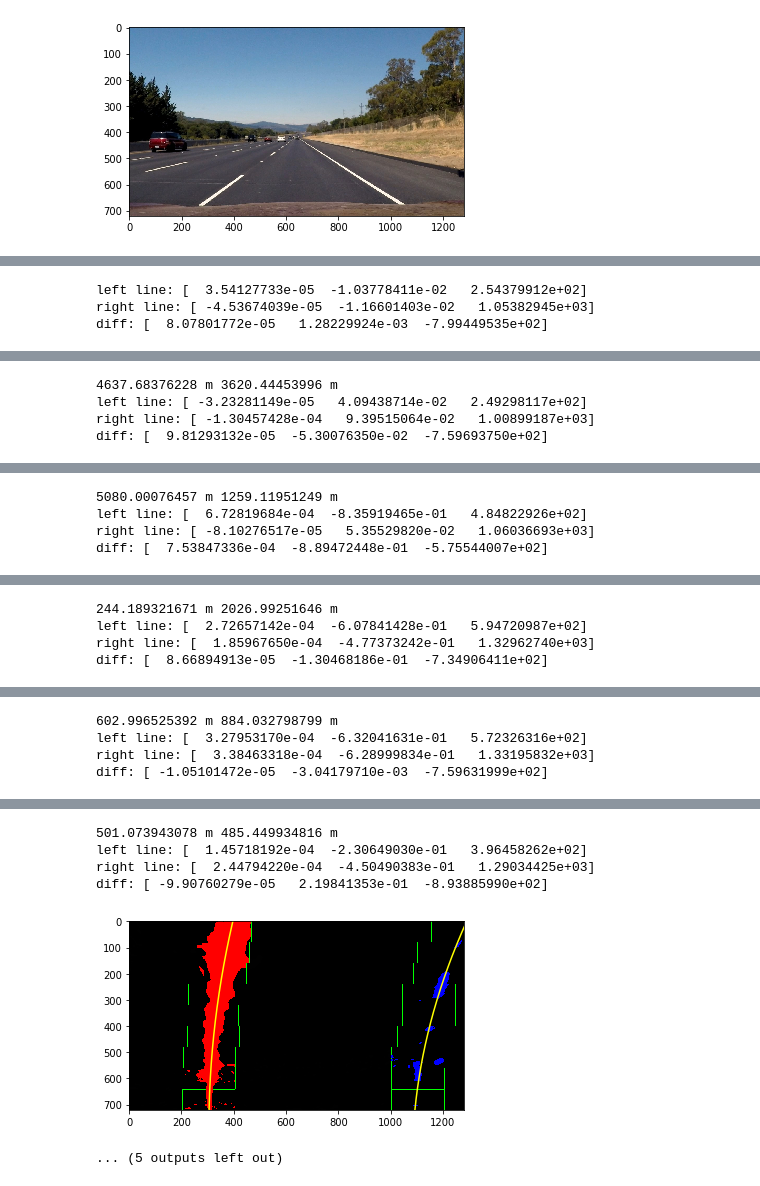
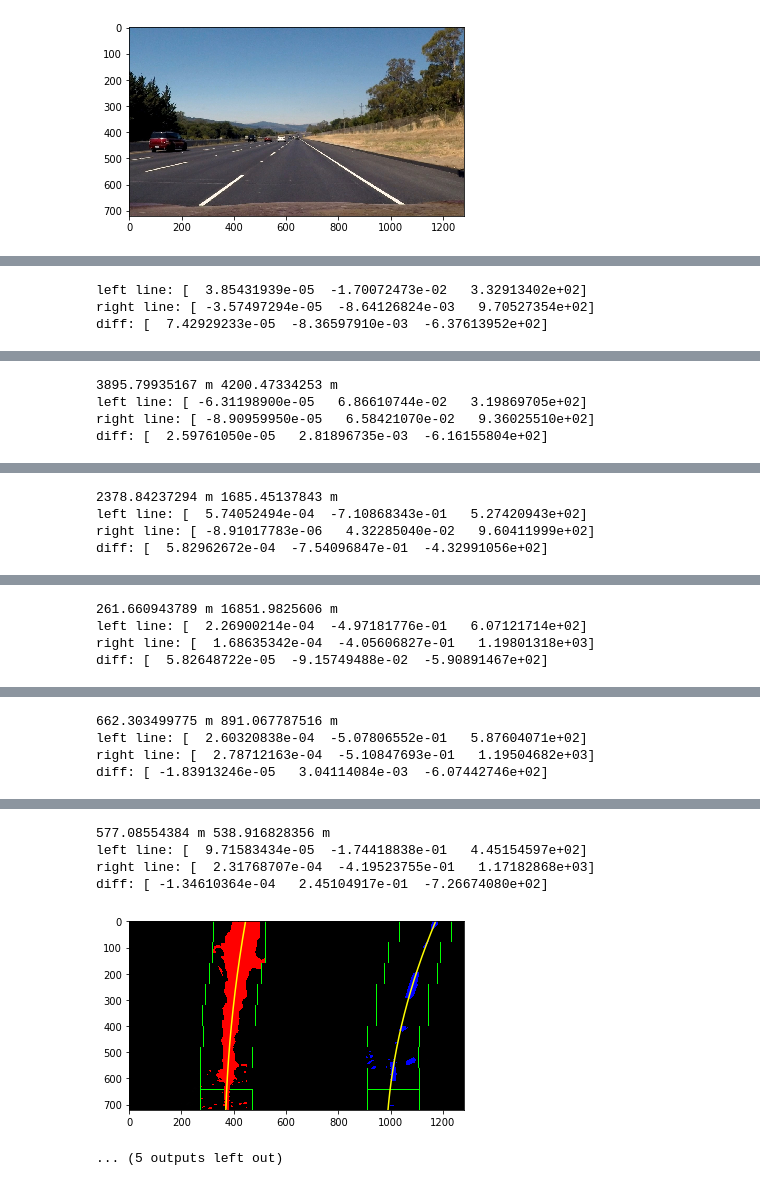
Before and after one commit to bespoke-code/CarND-P4-Advanced-Lane-Finding, a Jupyter notebook: filters.ipynb, the cells around one changed output, grey strips where cells are left out. Saved outputs shown, nothing was run; the diff lists cells and outputs as text; code cells hidden in the pictures.

```diff
--- a/filters.ipynb
+++ b/filters.ipynb
@@ -390,10 +349,10 @@ for ind in np.arange(0, len(X_images)):
 def pipeline(image):
     image = cv2.undistort(image, np.array(camera_matrix), np.array(dist_coeffs), None, np.array(camera_matrix))
     image = warp_image(image, warp_matrix)
+
     color_mask = cv2.add(yellow_lines_RGB(image), white_lines_RGB(image))
     color_mask[color_mask>0] = 255
-    #color_mask = np.array(color_mask, dtype=np.int8)
-    #showGrayImage(color_mask, 'Color mask')
+
     sobel_mask = cv2.add(
         find_laneLines_sobel(
             cv2.blur(image, (9,9)), ksize=3,
@@ -409,18 +368,17 @@ def pipeline(image):
             )
     )
     sobel_mask[sobel_mask>0] = 255
-
-    kernel = np.ones((5,5),np.uint8)
+    # Eliminate noise
+    kernel = np.ones((3,3),np.uint8)
     sobel_mask = cv2.erode(sobel_mask,kernel,iterations = 1)
     sobel_mask = cv2.morphologyEx(sobel_mask, cv2.MORPH_OPEN, kernel)
-    #sobel_mask = np.array(sobel_mask, dtype=np.int8)
-    #showGrayImage(sobel_mask, 'Sobel mask')
+
     hls_mask = hls_select(cv2.blur(image, (9,9)), thresh=(115, 255))
     hls_mask[hls_mask>0] = 255
-    #hls_mask = np.array(hls_mask, dtype=np.int8)
-    #showGrayImage(hls_mask, 'HLS_mask')
     return np.dstack((color_mask, hls_mask, sobel_mask))*255
 
+
+#######################################################################
 # Testing the pipeline
 for ind in np.arange(0, len(test_images_paths)):
     result = pipeline(X_images[ind])
@@ -439,11 +388,10 @@ for ind in np.arange(0, len(test_images_paths)):
 # %%
-# Finding the lines
-
+# Find the lines
 def mask(image):
     image = cv2.undistort(image, np.array(camera_matrix), np.array(dist_coeffs), None, np.array(camera_matrix))
     image = warp_image(image, warp_matrix)
     color_mask = cv2.add(yellow_lines_RGB(image), white_lines_RGB(image))
-    color_mask[color_mask>0] = 255
+    color_mask[color_mask > 0] = 255
     #color_mask = np.array(color_mask, dtype=np.int8)
     #showGrayImage(color_mask, 'Color mask')
     sobel_mask = cv2.add(
@@ -475,6 +423,9 @@ def mask(image):
     result_mask[sobel_mask > 0] = 255
     result_mask[hls_mask > 0] = 255
     result_mask[color_mask > 0] = 255
+    result_mask[:,result_mask.shape[1]-100:result_mask.shape[1]] = 0
+    result_mask[:,:200] = 0
+    result_mask[500:result_mask.shape[0], 450:900] = 0
     return result_mask
 
 
@@ -570,12 +521,12 @@ def line_detect(binary_warped):
     plt.show()
     #plt.imsave(fname='/home/andrej/git/CarND-P4-Advanced-Lane-Finding/examples/lane_detection_' + test_images_paths[ind].split('/')[-1],
     #           arr=out_img, format='jpg')
+
     # Define conversions in x and y from pixels space to meters
-    ym_per_pix = 30/720 # meters per pixel in y dimension
-    xm_per_pix = 3.7/700 # meters per pixel in x dimension
+    ym_per_pix = 30./720. # meters per pixel in y dimension
+    xm_per_pix = 3.7/640. # meters per pixel in x dimension
 
     # See if the curvatures align now!
-
     # Udacity code here, adapted to fit the project's needs
     # Define conversions in x and y from pixels space to meters
     # Fit new polynomials to x,y in world space
@@ -589,17 +540,16 @@ def line_detect(binary_warped):
     print(left_curverad, 'm', right_curverad, 'm')
     # Example values: 632.1 m    626.2 m
 
-
+#######################################################################
 # Testing the pipeline
 X_masks = []
 for ind in np.arange(0, len(test_images_paths)):
     result_mask = mask(X_images[ind])
     X_masks.append(result_mask)
-    #showGrayImage(result_mask, 'Processed image')
     line_detect(result_mask)
 
 X_masks = np.array(X_masks)
 # %% [output]
-left line: [  3.54127733e-05  -1.03778411e-02   2.54379912e+02]
-right line: [ -4.53674039e-05  -1.16601403e-02   1.05382945e+03]
-diff: [  8.07801772e-05   1.28229924e-03  -7.99449535e+02]
+left line: [  3.85431939e-05  -1.70072473e-02   3.32913402e+02]
+right line: [ -3.57497294e-05  -8.64126824e-03   9.70527354e+02]
+diff: [  7.42929233e-05  -8.36597910e-03  -6.37613952e+02]
@@ -607,4 +557,4 @@ diff: [  8.07801772e-05   1.28229924e-03  -7.99449535e+02]
-4637.68376228 m 3620.44453996 m
-left line: [ -3.23281149e-05   4.09438714e-02   2.49298117e+02]
-right line: [ -1.30457428e-04   9.39515064e-02   1.00899187e+03]
-diff: [  9.81293132e-05  -5.30076350e-02  -7.59693750e+02]
+3895.79935167 m 4200.47334253 m
+left line: [ -6.31198900e-05   6.86610744e-02   3.19869705e+02]
+right line: [ -8.90959950e-05   6.58421070e-02   9.36025510e+02]
+diff: [  2.59761050e-05   2.81896735e-03  -6.16155804e+02]
@@ -612,4 +562,4 @@ diff: [  9.81293132e-05  -5.30076350e-02  -7.59693750e+02]
-5080.00076457 m 1259.11951249 m
-left line: [  6.72819684e-04  -8.35919465e-01   4.84822926e+02]
-right line: [ -8.10276517e-05   5.35529820e-02   1.06036693e+03]
-diff: [  7.53847336e-04  -8.89472448e-01  -5.75544007e+02]
+2378.84237294 m 1685.45137843 m
+left line: [  5.74052494e-04  -7.10868343e-01   5.27420943e+02]
+right line: [ -8.91017783e-06   4.32285040e-02   9.60411999e+02]
+diff: [  5.82962672e-04  -7.54096847e-01  -4.32991056e+02]
@@ -617,4 +567,4 @@ diff: [  7.53847336e-04  -8.89472448e-01  -5.75544007e+02]
-244.189321671 m 2026.99251646 m
-left line: [  2.72657142e-04  -6.07841428e-01   5.94720987e+02]
-right line: [  1.85967650e-04  -4.77373242e-01   1.32962740e+03]
-diff: [  8.66894913e-05  -1.30468186e-01  -7.34906411e+02]
+261.660943789 m 16851.9825606 m
+left line: [  2.26900214e-04  -4.97181776e-01   6.07121714e+02]
+right line: [  1.68635342e-04  -4.05606827e-01   1.19801318e+03]
+diff: [  5.82648722e-05  -9.15749488e-02  -5.90891467e+02]
@@ -622,4 +572,4 @@ diff: [  8.66894913e-05  -1.30468186e-01  -7.34906411e+02]
-602.996525392 m 884.032798799 m
-left line: [  3.27953170e-04  -6.32041631e-01   5.72326316e+02]
-right line: [  3.38463318e-04  -6.28999834e-01   1.33195832e+03]
-diff: [ -1.05101472e-05  -3.04179710e-03  -7.59631999e+02]
+662.303499775 m 891.067787516 m
+left line: [  2.60320838e-04  -5.07806552e-01   5.87604071e+02]
+right line: [  2.78712163e-04  -5.10847693e-01   1.19504682e+03]
+diff: [ -1.83913246e-05   3.04114084e-03  -6.07442746e+02]
@@ -627,8 +577,8 @@ diff: [ -1.05101472e-05  -3.04179710e-03  -7.59631999e+02]
-501.073943078 m 485.449934816 m
-left line: [  1.45718192e-04  -2.30649030e-01   3.96458262e+02]
-right line: [  2.44794220e-04  -4.50490383e-01   1.29034425e+03]
-diff: [ -9.90760279e-05   2.19841353e-01  -8.93885990e+02]
+577.08554384 m 538.916828356 m
+left line: [  9.71583434e-05  -1.74418838e-01   4.45154597e+02]
+right line: [  2.31768707e-04  -4.19523755e-01   1.17182868e+03]
+diff: [ -1.34610364e-04   2.45104917e-01  -7.26674080e+02]
-[figure, old version]
+[figure, new version]
 ... (5 outputs left out)
 # %%
 # Using convolutions
```
Also changed, not shown: parts of 10 cells of this notebook, 12 other files.
